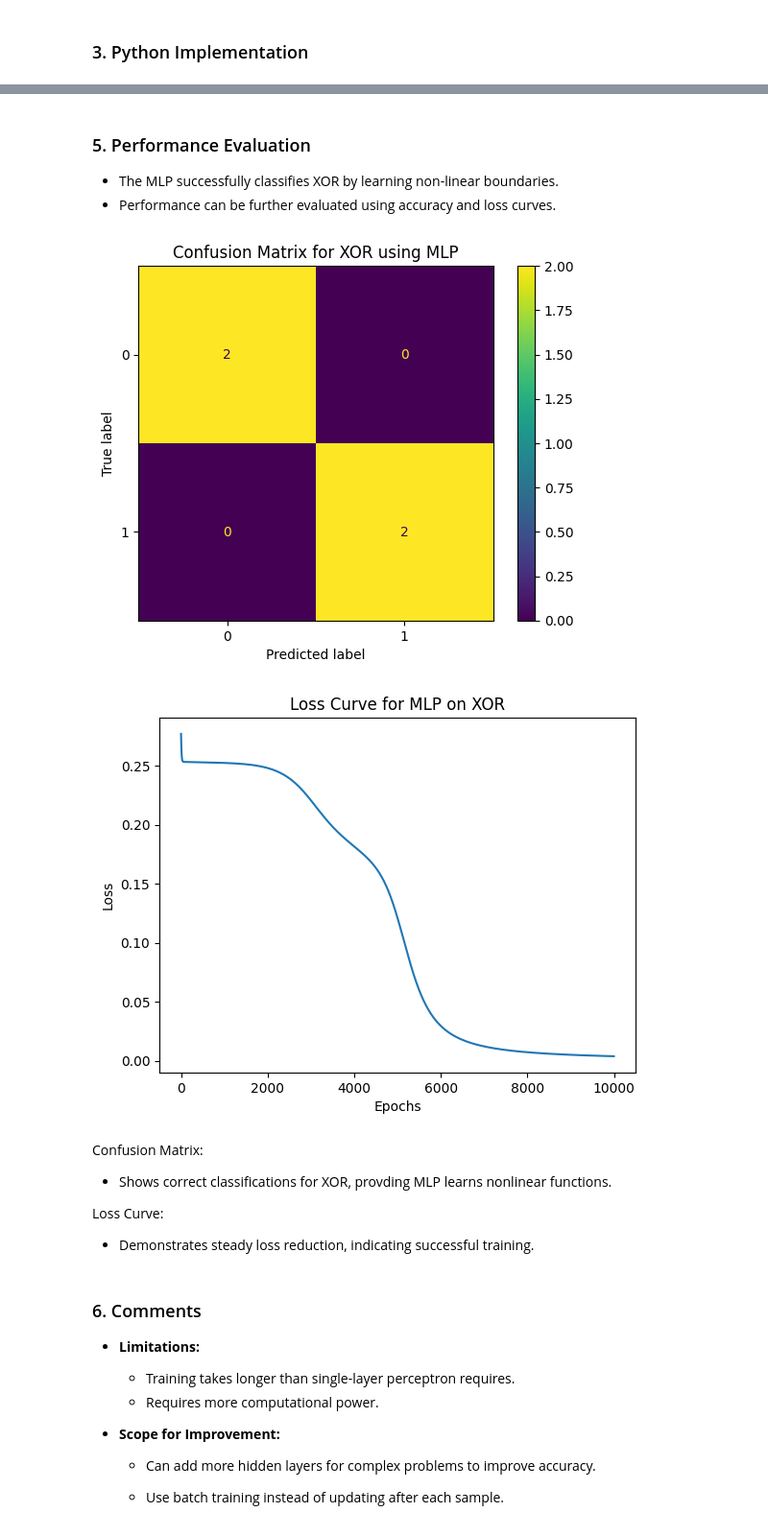
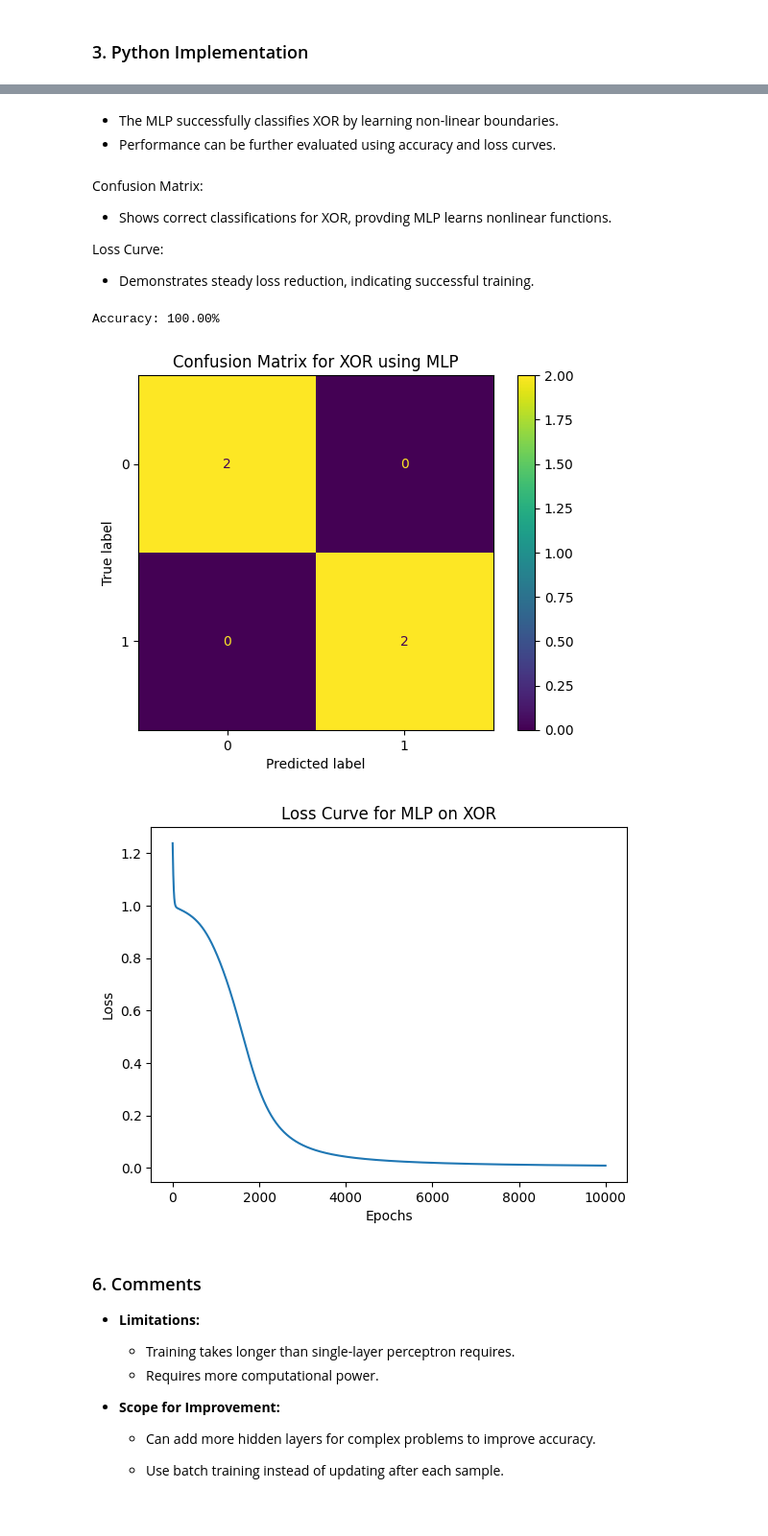
Before and after one commit to anki-space/23UADS4106-Ankit-Kumar-NNLAB-2025, a Jupyter notebook: Experiment_2_Multi_Layer_Perceptron.ipynb, the cells around one changed output, grey strips where cells are left out. Shown: that part at 96% size. Saved outputs shown, nothing was run; the diff lists cells and outputs as text; code cells hidden in the pictures.

```diff
--- a/Experiment_2_Multi_Layer_Perceptron.ipynb
+++ b/Experiment_2_Multi_Layer_Perceptron.ipynb
@@ -62,8 +103,21 @@ y_xor = np.array([[0], [1], [1], [0]])
 mlp = MLP(input_size=2, hidden_size=2, output_size=1)
 mlp.train(X_xor, y_xor)
 predictions = np.round([mlp.forward(x) for x in X_xor])
+predictions = mlp.predict(X)
+predictions = (predictions > 0.5).astype(int)
 
-print("\nMLP XOR Results:")
+
+
+#To see the raw outputs of the trained MLP for each XOR input.
+print("\nMLP XOR Raw Results:")
 for x in X_xor:
     print(f"Input: {x}, Output: {mlp.forward(x)}")
+
+
+# Display XOR truth table with predictions
+print("\nXOR Truth Table Predictions:")
+print(" X1  X2  |  y_actual  y_pred")
+print("---------------------------")
+for i in range(len(X)):
+    print(f" {X[i][0]}   {X[i][1]}  |     {y[i][0]}        {predictions[i][0]}")
 # %% [output]
@@ -85,31 +144,37 @@ Input: [1 1], Output: [0.06436636]
 # %% [markdown]
-
-### 5. Performance Evaluation
 - The MLP successfully classifies XOR by learning non-linear boundaries.
 - Performance can be further evaluated using accuracy and loss curves.
-# %%
-import matplotlib.pyplot as plt
-from sklearn.metrics import confusion_matrix, ConfusionMatrixDisplay
-
-cm = confusion_matrix(y_xor, predictions)
-ConfusionMatrixDisplay(cm).plot()
-plt.title("Confusion Matrix for XOR using MLP")
-plt.show()
-
-plt.plot(mlp.loss_history)
-plt.title("Loss Curve for MLP on XOR")
-plt.xlabel("Epochs")
-plt.ylabel("Loss")
-plt.show()
-# %% [output]
-[figure, removed]
-[figure, removed]
 # %% [markdown]
 Confusion Matrix:
 - Shows correct classifications for XOR, provding MLP learns nonlinear functions.
 
 Loss Curve:
 - Demonstrates steady loss reduction, indicating successful training.
+# %%
+
+
+import matplotlib.pyplot as plt
+from sklearn.metrics import confusion_matrix, ConfusionMatrixDisplay, accuracy_score
+
+accuracy = accuracy_score(y_xor, predictions)
+print(f"Accuracy: {accuracy * 100:.2f}%")
+print()
+
+cm = confusion_matrix(y_xor, predictions)
+ConfusionMatrixDisplay(cm).plot()
+plt.title("Confusion Matrix for XOR using MLP")
+plt.show()
+print()
+
+plt.plot(mlp.loss_history)
+plt.title("Loss Curve for MLP on XOR")
+plt.xlabel("Epochs")
+plt.ylabel("Loss")
+plt.show()
+# %% [output]
+Accuracy: 100.00%
+[figure, added]
+[figure, added]
 # %% [markdown]
 ### 6. Comments
 - **Limitations:**
```
Also changed, not shown: parts of 7 cells of this notebook, 1 other file.
